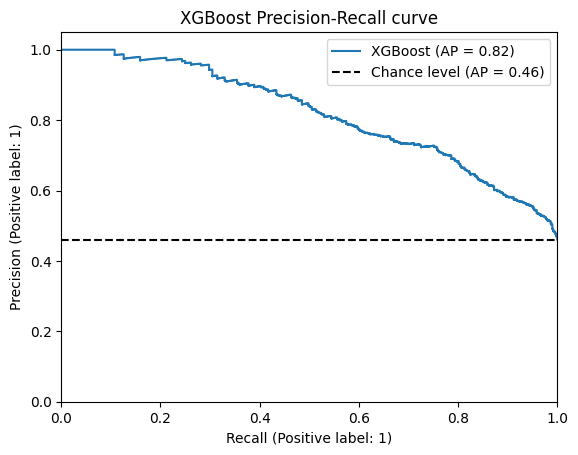
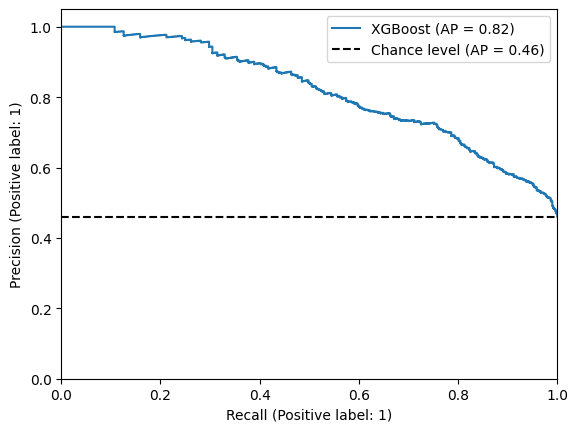
Unified diff of the notebook cell whose output changed from the first chart to the second:
--- before
+++ after
@@ -7,5 +7,5 @@
 )
 
-display.ax_.set_title("XGBoost Precision-Recall curve")
+# display.ax_.set_title("XGBoost Precision-Recall curve")
 display.ax_.legend(loc='upper right')
 display.ax_.set_xlim([0.0, 1.0])

Commit: few updates